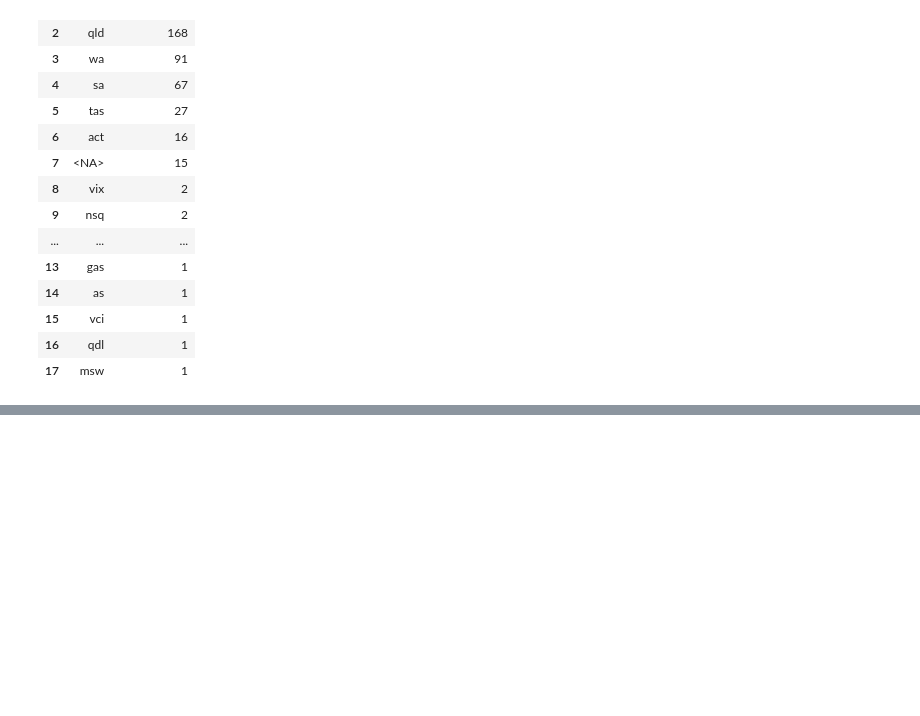
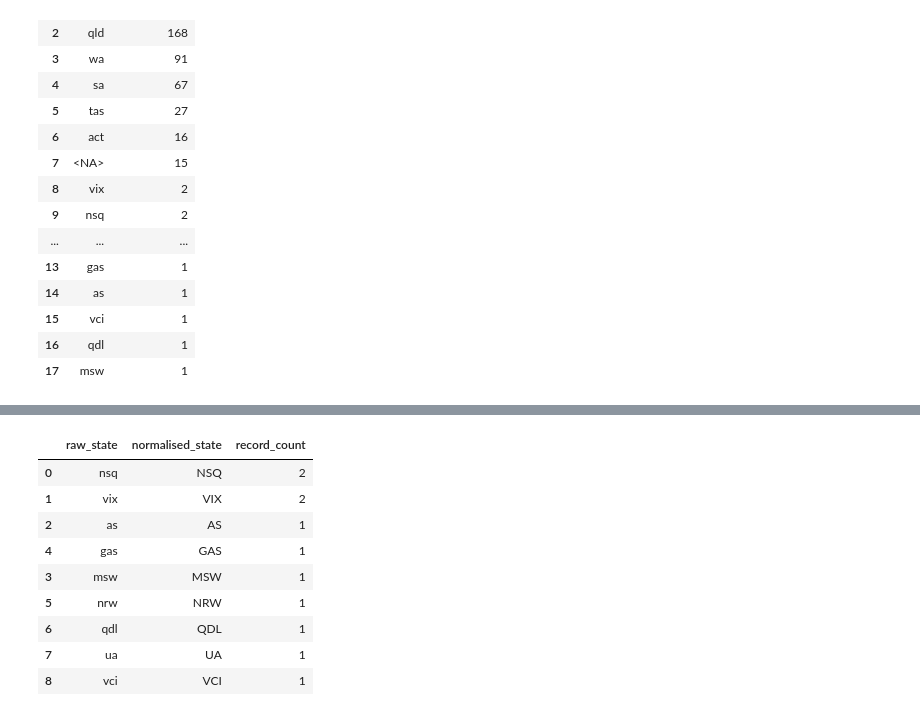
Before and after one commit to WaleBalogunK/Repository-name-entity-resolution-golden-record-lab, a Jupyter notebook: notebooks/01_data_acquisition_and_initial_audit.ipynb, the cells around one changed output, grey strips where cells are left out. Cells and saved outputs as stored; diff of their text form; code cells hidden in the pictures; blank space fills up the shorter version.

```diff
--- a/notebooks/01_data_acquisition_and_initial_audit.ipynb
+++ b/notebooks/01_data_acquisition_and_initial_audit.ipynb
@@ -1049,0 +1110,30 @@ state_frequency
+# %%
+invalid_state_frequency = (
+    pd.DataFrame({
+        "raw_state": state_raw[
+            state_non_null & ~state_valid_code
+        ],
+        "normalised_state": state_normalized[
+            state_non_null & ~state_valid_code
+        ]
+    })
+    .value_counts()
+    .reset_index(name="record_count")
+    .sort_values(
+        by=["record_count", "raw_state"],
+        ascending=[False, True]
+    )
+)
+
+invalid_state_frequency
+# %% [output]
+|  | raw_state | normalised_state | record_count |
+| 0 | nsq | NSQ | 2 |
+| 1 | vix | VIX | 2 |
+| 2 | as | AS | 1 |
+| 4 | gas | GAS | 1 |
+| 3 | msw | MSW | 1 |
+| 5 | nrw | NRW | 1 |
+| 6 | qdl | QDL | 1 |
+| 7 | ua | UA | 1 |
+| 8 | vci | VCI | 1 |
```
Also changed, not shown: parts of 2 cells of this notebook.
